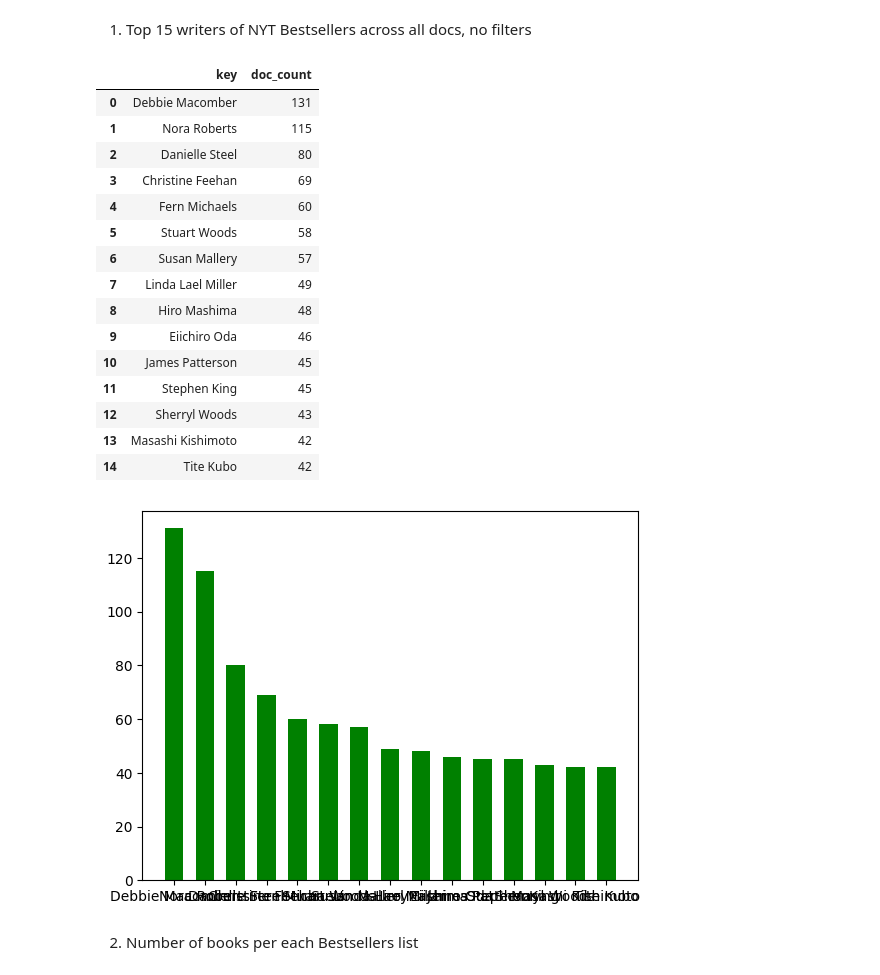
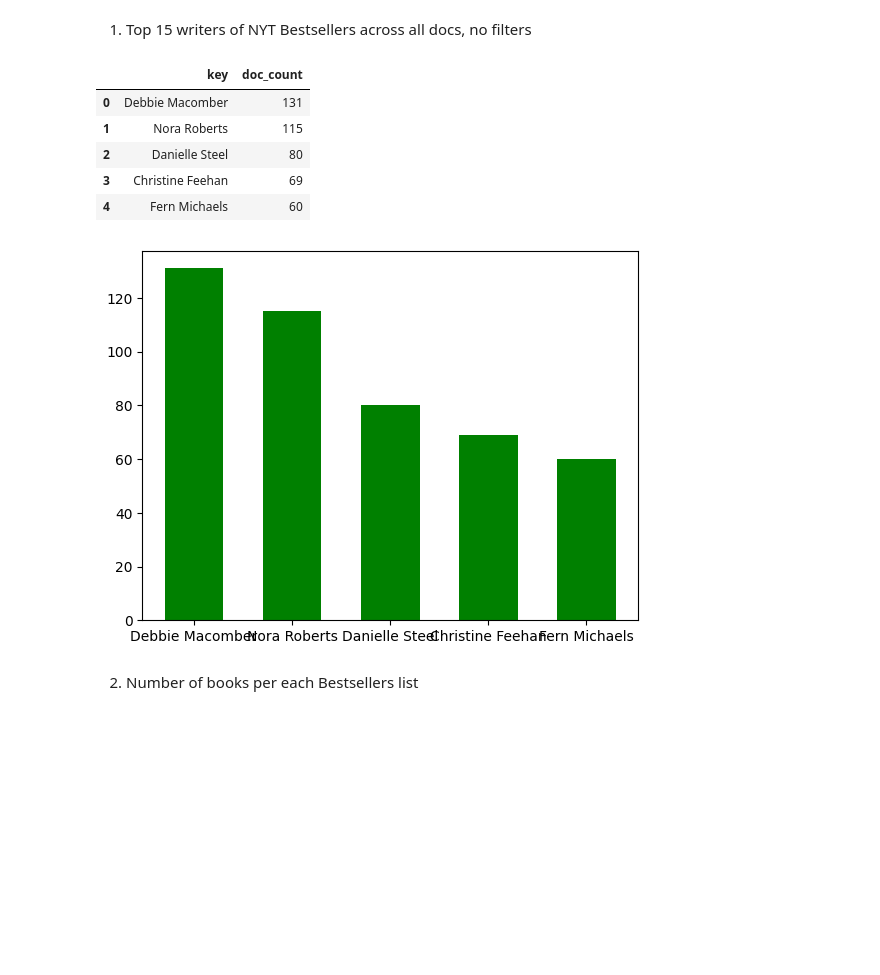
Before and after one commit to cedricsoares/datascientest-projet-new-york-times, a Jupyter notebook: notebooks/books_queries.ipynb, the cells around one changed output. Drawn from its saved outputs; the diff is of its cells as text; code cells hidden in the pictures; blank space fills up the shorter version.

```diff
--- a/notebooks/books_queries.ipynb
+++ b/notebooks/books_queries.ipynb
@@ -37,45 +37,35 @@ def query_agg(top: int = 15) :
   "aggs": {
     "per_author": {
       "terms": {
         "field": "author.keyword",
         "size": top
       }
     }
   }
 }
 
   result = es.search(index="books", body=query_body)
   result = json.dumps(result["aggregations"]["per_author"]["buckets"])
 
   #Pandas.read_json
 
   df = pd.read_json(result)
   display(df)
 
   plt.bar(df["key"], df["doc_count"] , color = 'green', width = 0.6)
   plt.show()
   #pprint(result.body)
 
 
-query_agg()
+query_agg(top=5)
 # %% [output]
 |  | key | doc_count |
 | 0 | Debbie Macomber | 131 |
 | 1 | Nora Roberts | 115 |
 | 2 | Danielle Steel | 80 |
 | 3 | Christine Feehan | 69 |
 | 4 | Fern Michaels | 60 |
-| 5 | Stuart Woods | 58 |
-| 6 | Susan Mallery | 57 |
-| 7 | Linda Lael Miller | 49 |
-| 8 | Hiro Mashima | 48 |
-| 9 | Eiichiro Oda | 46 |
-| 10 | James Patterson | 45 |
-| 11 | Stephen King | 45 |
-| 12 | Sherryl Woods | 43 |
-| 13 | Masashi Kishimoto | 42 |
-| 14 | Tite Kubo | 42 |
-[figure, old version]
+[figure, new version]
 # %% [markdown]
 2. Number of books per each Bestsellers list
 # %%
```
Also changed, not shown: parts of 3 cells of this notebook.
